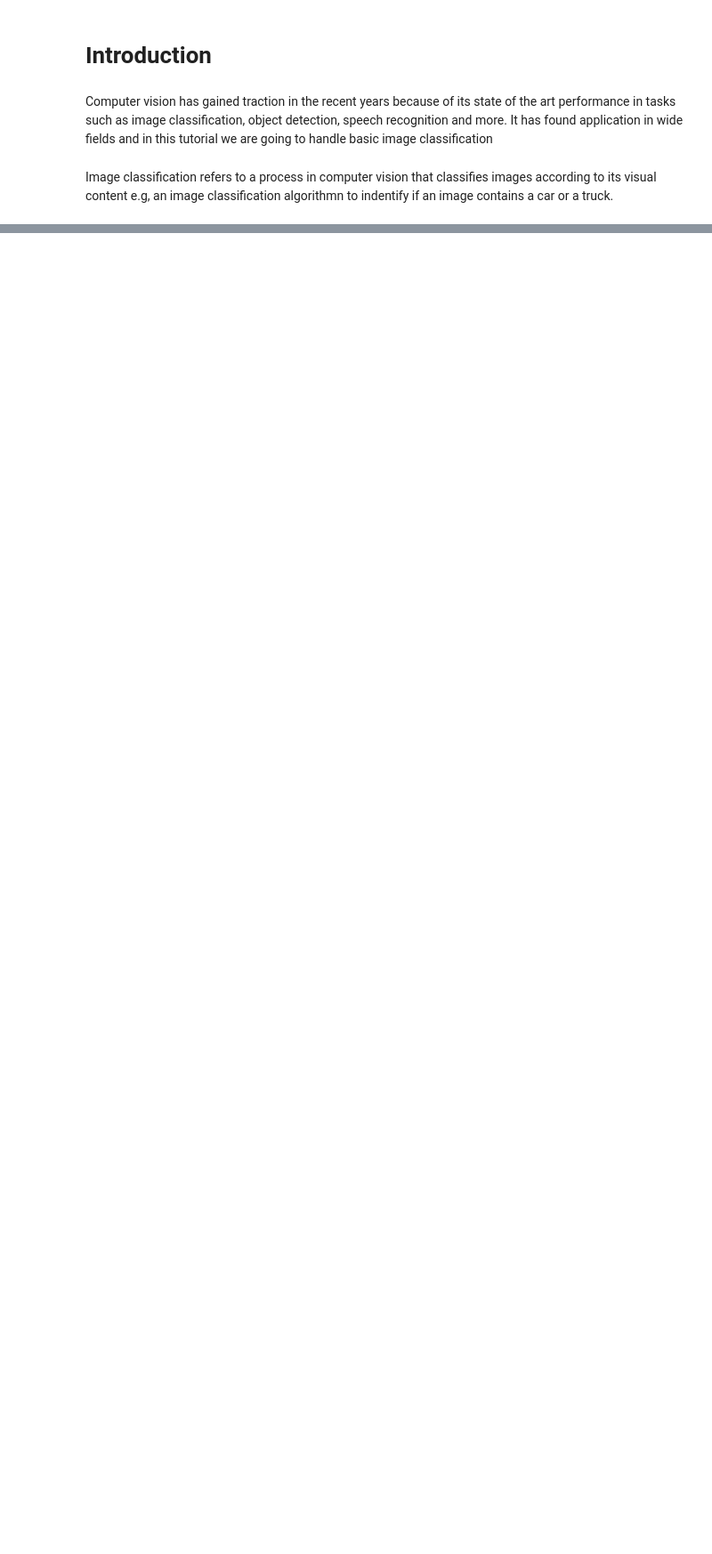
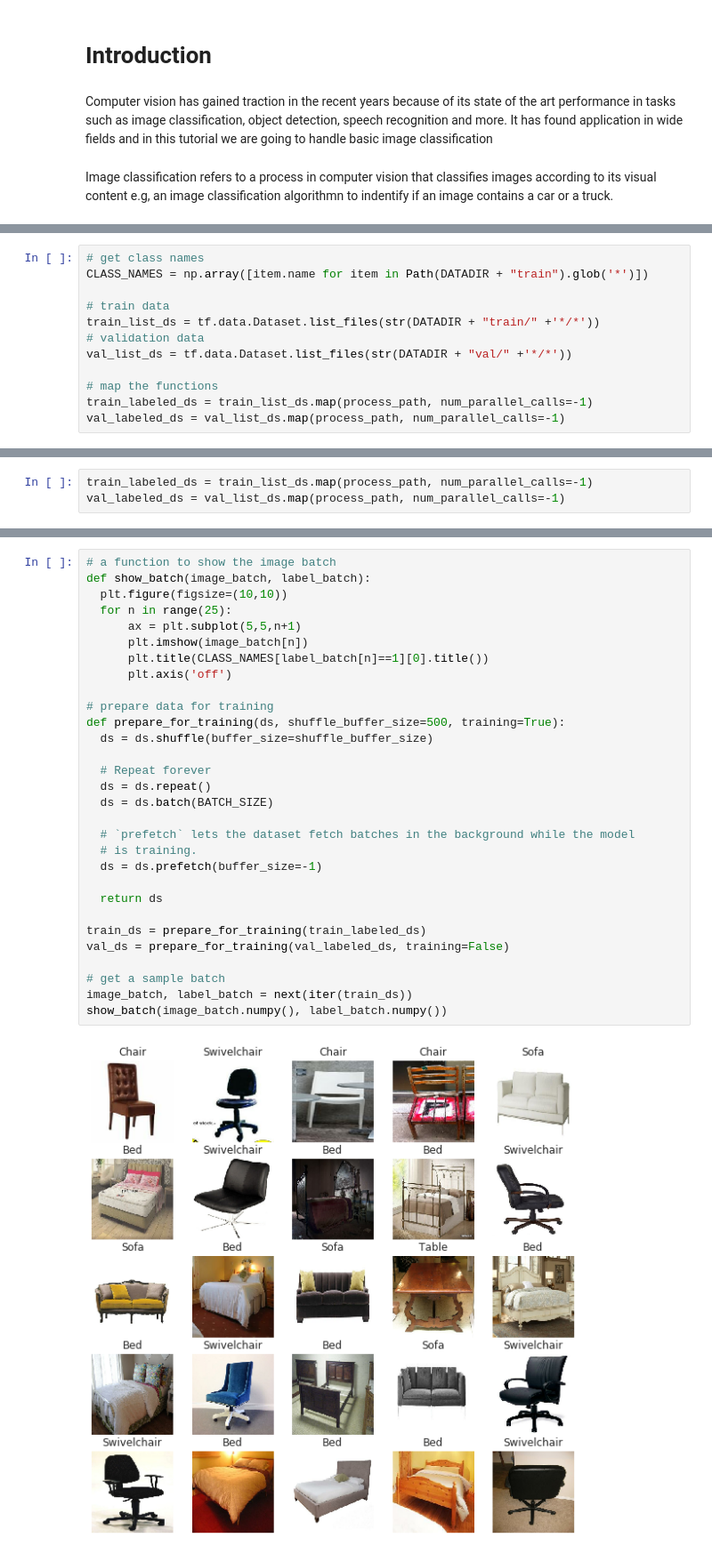
Before and after one commit to DeployingMl/Image-Classification, a Jupyter notebook: Development/ImageClassification.ipynb, the cells around one changed output, grey strips where cells are left out. Shown at 89% size. Drawn from its saved outputs; the diff is of its cells as text; blank space fills up the shorter version.

Commit message:
updated image classification  notebook

```diff
--- a/Development/ImageClassification.ipynb
+++ b/Development/ImageClassification.ipynb
@@ -31,0 +71,12 @@ import os
+# %%
+# get class names
+CLASS_NAMES = np.array([item.name for item in Path(DATADIR + "train").glob('*')])
+
+# train data
+train_list_ds = tf.data.Dataset.list_files(str(DATADIR + "train/" +'*/*'))
+# validation data
+val_list_ds = tf.data.Dataset.list_files(str(DATADIR + "val/" +'*/*'))
+
+# map the functions
+train_labeled_ds = train_list_ds.map(process_path, num_parallel_calls=-1)
+val_labeled_ds = val_list_ds.map(process_path, num_parallel_calls=-1)
@@ -31,0 +85,3 @@ import os
+# %%
+train_labeled_ds = train_list_ds.map(process_path, num_parallel_calls=-1)
+val_labeled_ds = val_list_ds.map(process_path, num_parallel_calls=-1)
@@ -31,0 +91,32 @@ import os
+# %%
+# a function to show the image batch
+def show_batch(image_batch, label_batch):
+  plt.figure(figsize=(10,10))
+  for n in range(25):
+      ax = plt.subplot(5,5,n+1)
+      plt.imshow(image_batch[n])
+      plt.title(CLASS_NAMES[label_batch[n]==1][0].title())
+      plt.axis('off')
+
+# prepare data for training
+def prepare_for_training(ds, shuffle_buffer_size=500, training=True):
+  ds = ds.shuffle(buffer_size=shuffle_buffer_size)
+
+  # Repeat forever
+  ds = ds.repeat()
+  ds = ds.batch(BATCH_SIZE)
+
+  # `prefetch` lets the dataset fetch batches in the background while the model
+  # is training.
+  ds = ds.prefetch(buffer_size=-1)
+
+  return ds
+
+train_ds = prepare_for_training(train_labeled_ds)
+val_ds = prepare_for_training(val_labeled_ds, training=False)
+
+# get a sample batch
+image_batch, label_batch = next(iter(train_ds))
+show_batch(image_batch.numpy(), label_batch.numpy())
+# %% [output]
+[figure, added]
```
Also changed, not shown: parts of 17 cells of this notebook.
